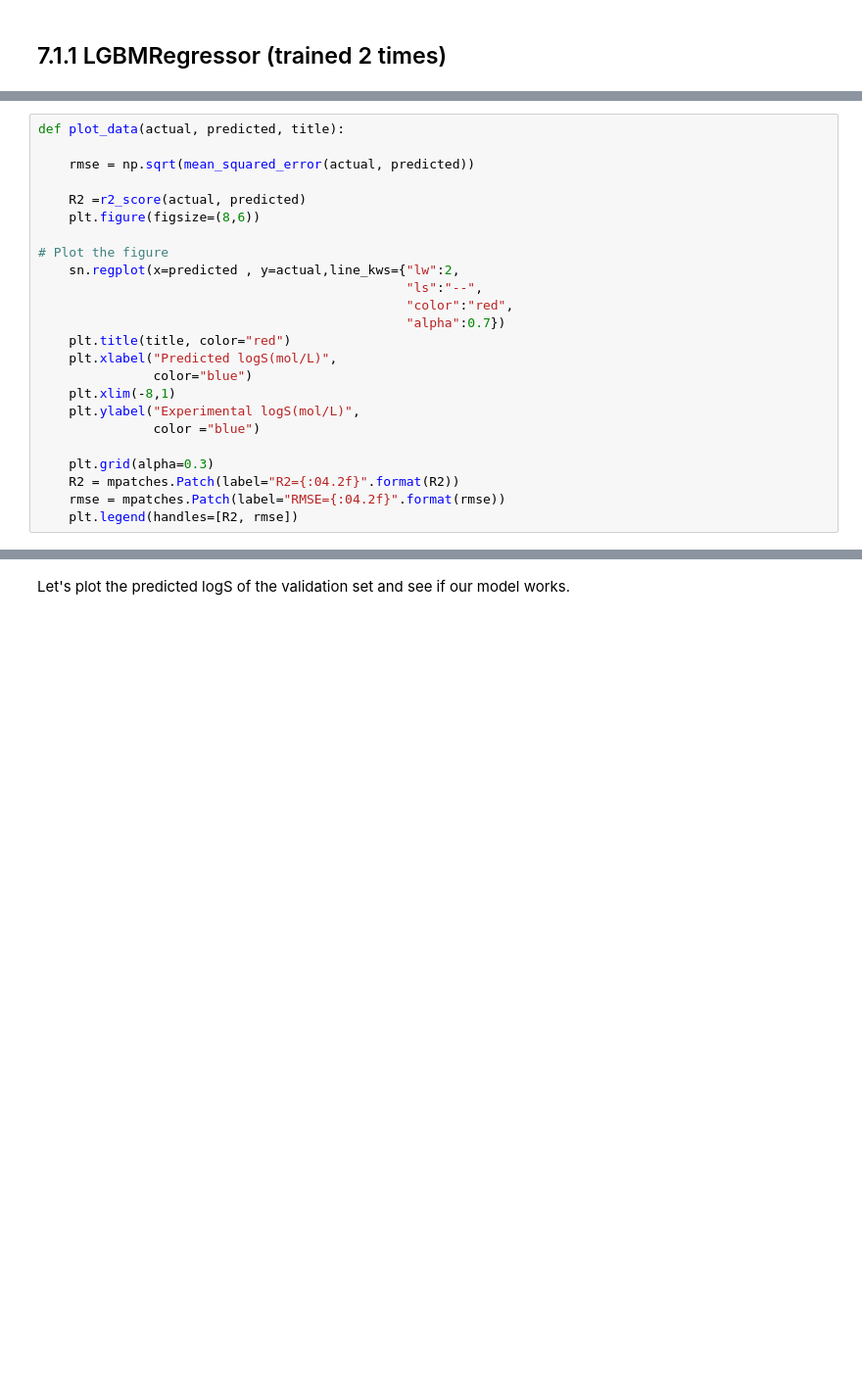
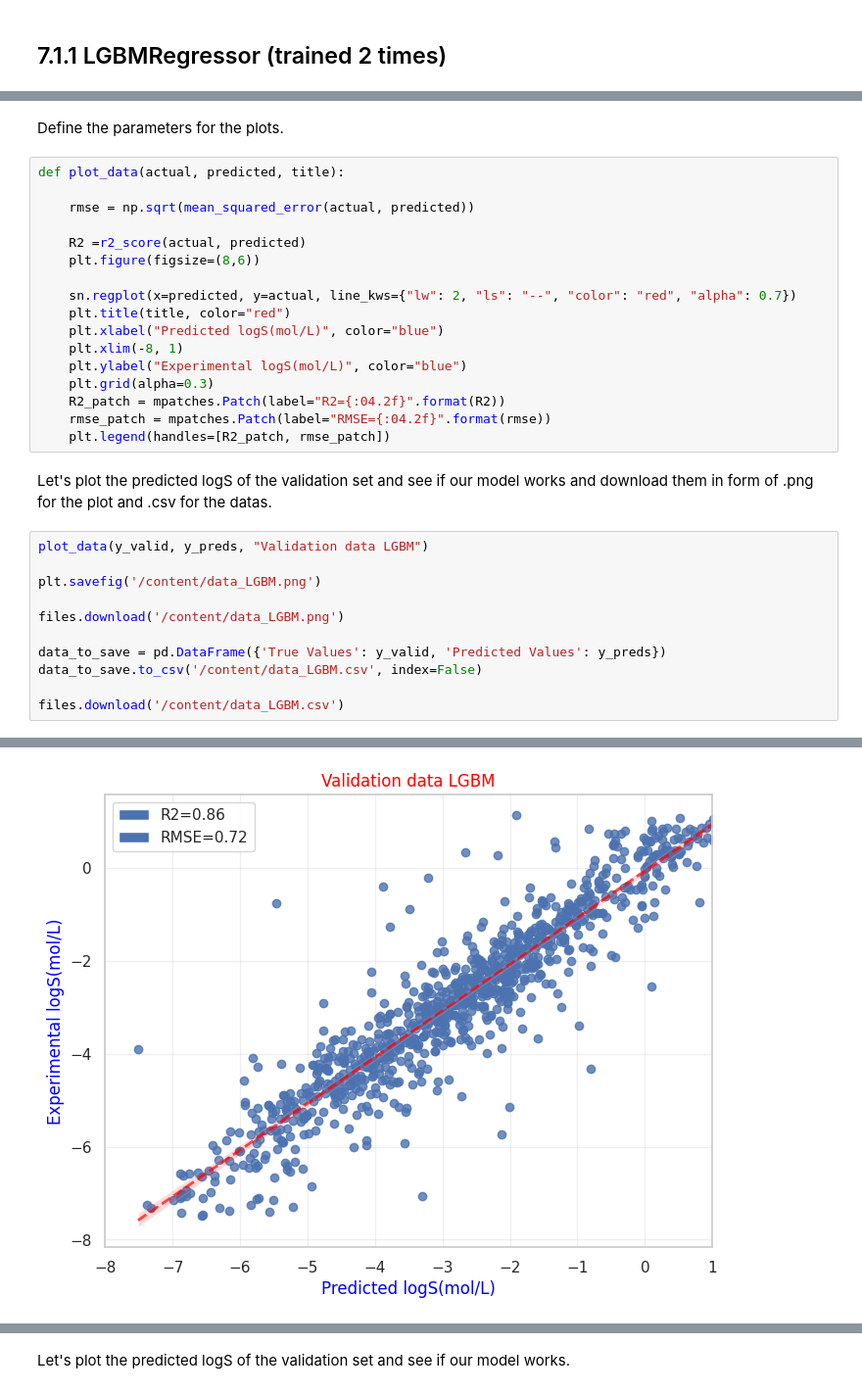
Before and after one commit to LucasCossard/WSPP_Projectppchem, a Jupyter notebook: Notebook_WSP.ipynb, the cells around one changed output, grey strips where cells are left out. Shown at 98% size. Cells and saved outputs as stored; diff of their text form; blank space fills up the shorter version.

```diff
--- a/Notebook_WSP.ipynb
+++ b/Notebook_WSP.ipynb
@@ -640,3 +782,5 @@ y_preds = model.predict(x_valid_scaled)
+# %% [markdown]
+Define the parameters for the plots.
 # %%
 def plot_data(actual, predicted, title):
 
@@ -645,19 +789,26 @@ def plot_data(actual, predicted, title):
     R2 =r2_score(actual, predicted)
     plt.figure(figsize=(8,6))
 
-# Plot the figure
-    sn.regplot(x=predicted , y=actual,line_kws={"lw":2,
-                                                "ls":"--",
-                                                "color":"red",
-                                                "alpha":0.7})
+    sn.regplot(x=predicted, y=actual, line_kws={"lw": 2, "ls": "--", "color": "red", "alpha": 0.7})
     plt.title(title, color="red")
-    plt.xlabel("Predicted logS(mol/L)",
-               color="blue")
-    plt.xlim(-8,1)
-    plt.ylabel("Experimental logS(mol/L)",
-               color ="blue")
-
+    plt.xlabel("Predicted logS(mol/L)", color="blue")
+    plt.xlim(-8, 1)
+    plt.ylabel("Experimental logS(mol/L)", color="blue")
     plt.grid(alpha=0.3)
-    R2 = mpatches.Patch(label="R2={:04.2f}".format(R2))
-    rmse = mpatches.Patch(label="RMSE={:04.2f}".format(rmse))
-    plt.legend(handles=[R2, rmse])
+    R2_patch = mpatches.Patch(label="R2={:04.2f}".format(R2))
+    rmse_patch = mpatches.Patch(label="RMSE={:04.2f}".format(rmse))
+    plt.legend(handles=[R2_patch, rmse_patch])
+# %% [markdown]
+Let's plot the predicted logS of the validation set and see if our model works and download them in form of .png for the plot and .csv for the datas.
+# %%
+plot_data(y_valid, y_preds, "Validation data LGBM")
+
+plt.savefig('/content/data_LGBM.png')
+
+files.download('/content/data_LGBM.png')
+
+data_to_save = pd.DataFrame({'True Values': y_valid, 'Predicted Values': y_preds})
+data_to_save.to_csv('/content/data_LGBM.csv', index=False)
+
+files.download('/content/data_LGBM.csv')
+# %% [output]
@@ -663,0 +819 @@ def plot_data(actual, predicted, title):
+[figure, added]
```
Also changed, not shown: parts of 104 cells of this notebook.
